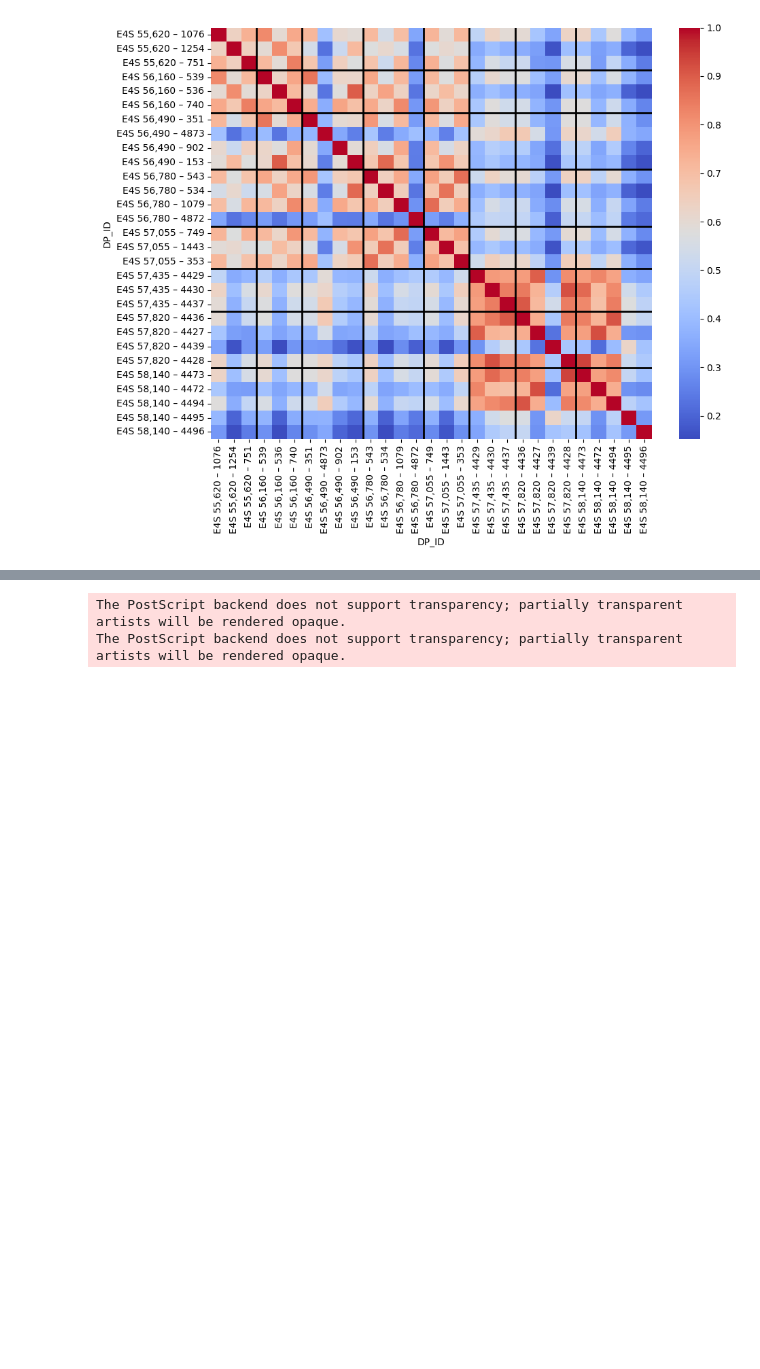
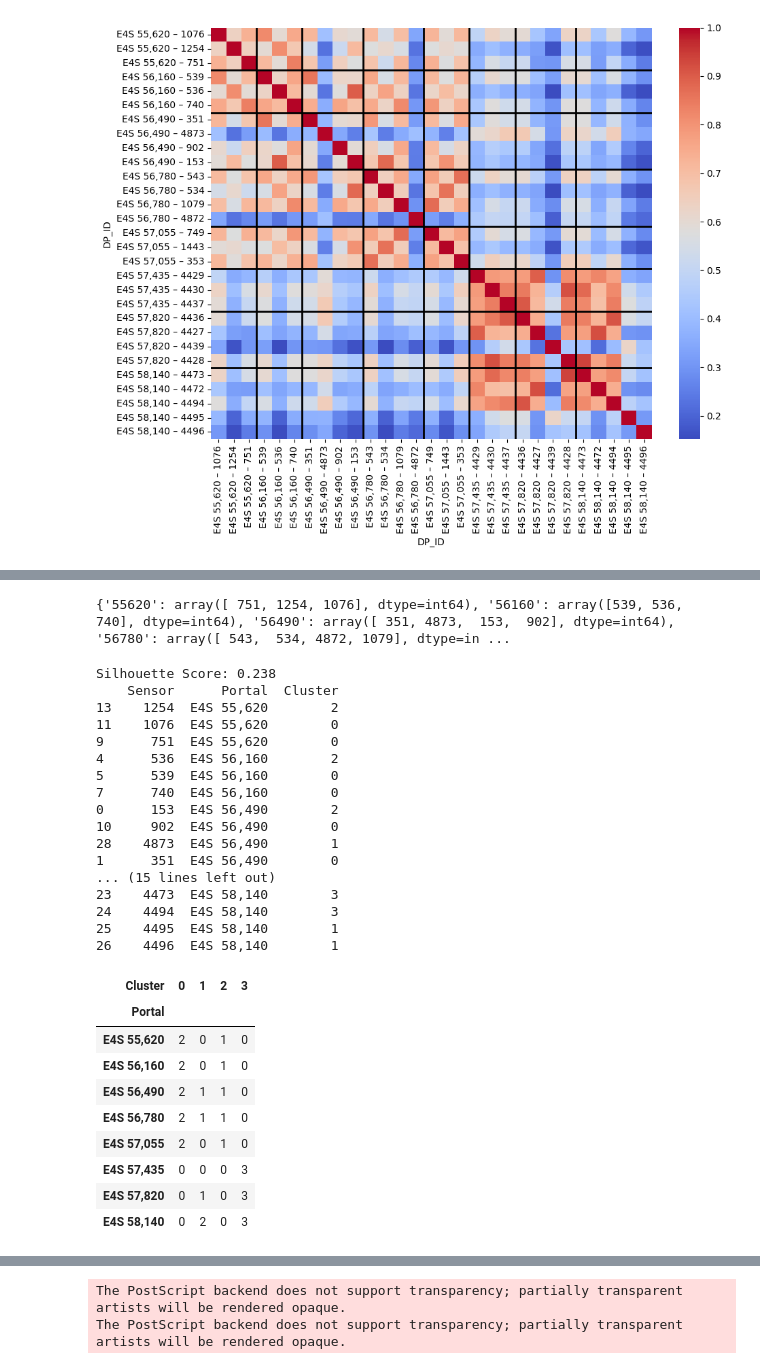
Before and after one commit to Jojo18-20/Project_AI_Transportation, a Jupyter notebook: data_exploration.ipynb, the cells around one changed output, grey strips where cells are left out. Drawn from its saved outputs; the diff is of its cells as text; code cells hidden in the pictures; blank space fills up the shorter version.

```diff
--- a/data_exploration.ipynb
+++ b/data_exploration.ipynb
@@ -211,0 +256,9 @@ plt.show()
+# %%
+portal_to_sensors = df.groupby("PORTAL_clean")["DP_ID"].unique().to_dict()
+print(portal_to_sensors)
+sensor_to_portal = {}
+for portal, sensor_list in portal_to_sensors.items():
+    for sensor in sensor_list:
+        sensor_to_portal[sensor] = portal
+# %% [output]
+{'55620': array([ 751, 1254, 1076], dtype=int64), '56160': array([539, 536, 740], dtype=int64), '56490': array([ 351, 4873,  153,  902], dtype=int64), '56780': array([ 543,  534, 4872, 1079], dtype=in ...
@@ -211,0 +303,47 @@ plt.show()
+# %%
+kmeans = KMeans(n_clusters=4, random_state=42)
+labels = kmeans.fit_predict(X)
+
+# Sensor-Portal Mapping
+sensor_to_portal = df.set_index("DP_ID")["PORTAL"].to_dict()
+
+clusters = pd.DataFrame({
+    "Sensor": sensor_ids,
+    "Portal": [sensor_to_portal[s] for s in sensor_ids],
+    "Cluster": labels
+}).sort_values("Portal")
+
+from sklearn.metrics import silhouette_score
+score = silhouette_score(X, labels)
+print("Silhouette Score:", round(score, 3))
+
+print(clusters)
+clusters.groupby("Portal")["Cluster"].value_counts().unstack(fill_value=0)
+# %% [output]
+Silhouette Score: 0.238
+    Sensor      Portal  Cluster
+13    1254  E4S 55,620        2
+11    1076  E4S 55,620        0
+9      751  E4S 55,620        0
+4      536  E4S 56,160        2
+5      539  E4S 56,160        0
+7      740  E4S 56,160        0
+0      153  E4S 56,490        2
+10     902  E4S 56,490        0
+28    4873  E4S 56,490        1
+1      351  E4S 56,490        0
+... (15 lines left out)
+23    4473  E4S 58,140        3
+24    4494  E4S 58,140        3
+25    4495  E4S 58,140        1
+26    4496  E4S 58,140        1
+| Cluster | 0 | 1 | 2 | 3 |
+| Portal |  |  |  |  |
+| E4S 55,620 | 2 | 0 | 1 | 0 |
+| E4S 56,160 | 2 | 0 | 1 | 0 |
+| E4S 56,490 | 2 | 1 | 1 | 0 |
+| E4S 56,780 | 2 | 1 | 1 | 0 |
+| E4S 57,055 | 2 | 0 | 1 | 0 |
+| E4S 57,435 | 0 | 0 | 0 | 3 |
+| E4S 57,820 | 0 | 1 | 0 | 3 |
+| E4S 58,140 | 0 | 2 | 0 | 3 |
```
Also changed, not shown: parts of 11 cells of this notebook, 8 other files.
